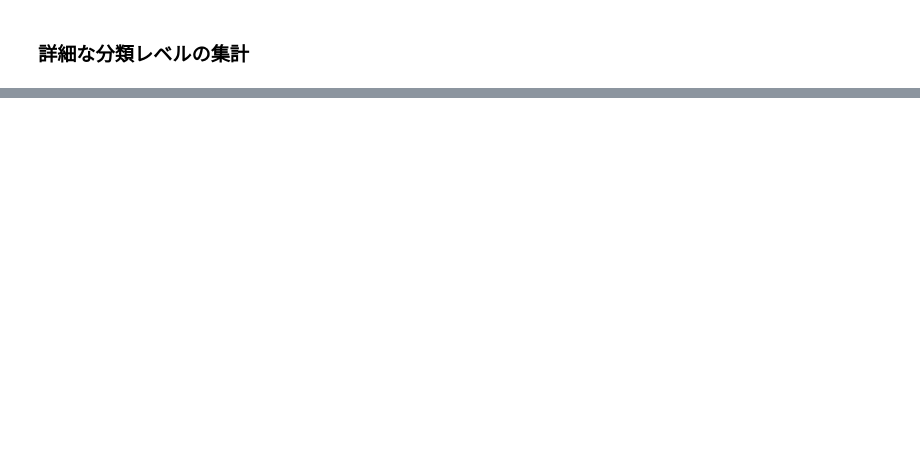
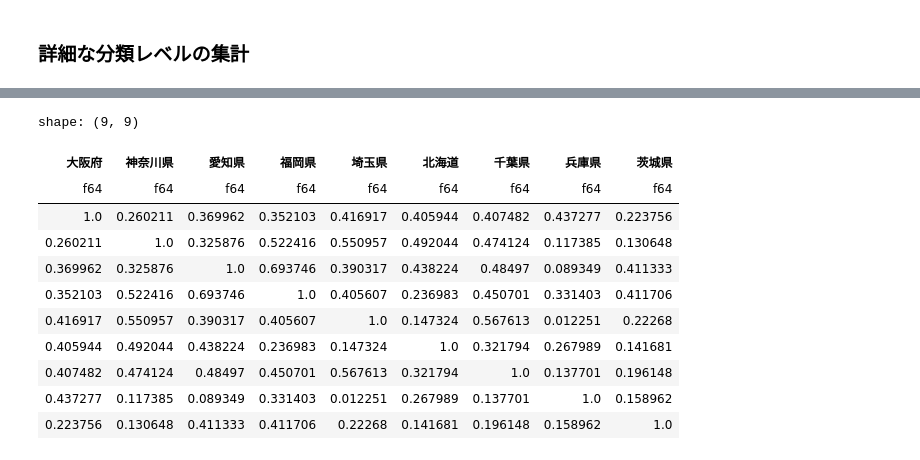
Before and after one commit to yonesuke/maketing_data_science, a Jupyter notebook: notebooks/chapter03.ipynb, the cells around one changed output, grey strips where cells are left out. Saved outputs shown, nothing was run; the diff lists cells and outputs as text; code cells hidden in the pictures; blank space fills up the shorter version.

```diff
--- a/notebooks/chapter03.ipynb
+++ b/notebooks/chapter03.ipynb
@@ -262,0 +339,19 @@ fig.show()
+# %%
+# スピアマンの順位相関係数
+pl.DataFrame(
+    stats.spearmanr(df_reishoku.head(30).select(pl.exclude('名称', '合計')).to_numpy(), axis=0).statistic,
+    df_reishoku.select(pl.exclude('名称', '合計')).columns
+)
+# %% [output]
+shape: (9, 9)
+| 大阪府 | 神奈川県 | 愛知県 | 福岡県 | 埼玉県 | 北海道 | 千葉県 | 兵庫県 | 茨城県 |
+| f64 | f64 | f64 | f64 | f64 | f64 | f64 | f64 | f64 |
+| 1.0 | 0.260211 | 0.369962 | 0.352103 | 0.416917 | 0.405944 | 0.407482 | 0.437277 | 0.223756 |
+| 0.260211 | 1.0 | 0.325876 | 0.522416 | 0.550957 | 0.492044 | 0.474124 | 0.117385 | 0.130648 |
+| 0.369962 | 0.325876 | 1.0 | 0.693746 | 0.390317 | 0.438224 | 0.48497 | 0.089349 | 0.411333 |
+| 0.352103 | 0.522416 | 0.693746 | 1.0 | 0.405607 | 0.236983 | 0.450701 | 0.331403 | 0.411706 |
+| 0.416917 | 0.550957 | 0.390317 | 0.405607 | 1.0 | 0.147324 | 0.567613 | 0.012251 | 0.22268 |
+| 0.405944 | 0.492044 | 0.438224 | 0.236983 | 0.147324 | 1.0 | 0.321794 | 0.267989 | 0.141681 |
+| 0.407482 | 0.474124 | 0.48497 | 0.450701 | 0.567613 | 0.321794 | 1.0 | 0.137701 | 0.196148 |
+| 0.437277 | 0.117385 | 0.089349 | 0.331403 | 0.012251 | 0.267989 | 0.137701 | 1.0 | 0.158962 |
+| 0.223756 | 0.130648 | 0.411333 | 0.411706 | 0.22268 | 0.141681 | 0.196148 | 0.158962 | 1.0 |
```
Also changed, not shown: parts of 10 cells of this notebook.
